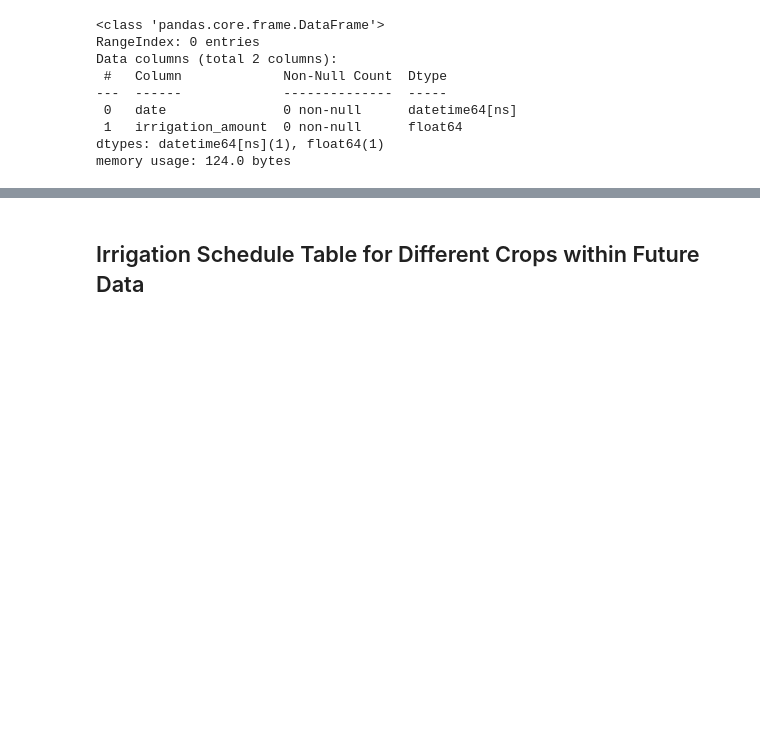
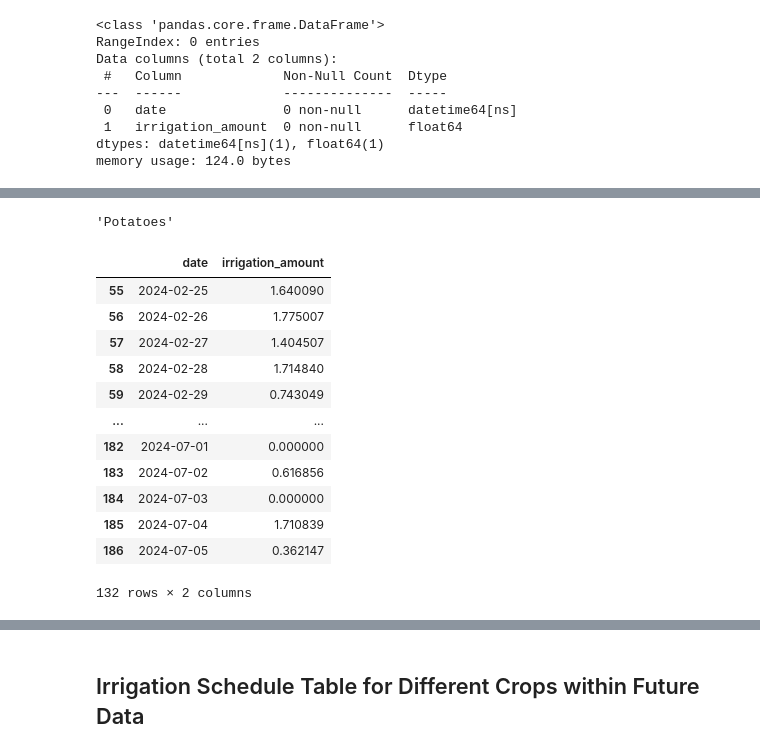
Before and after one commit to Godwin-Oti/Smart-Irrigation-System, a Jupyter notebook: Punjab_India/PUNJAB_2.ipynb, the cells around one changed output, grey strips where cells are left out. Saved outputs shown, nothing was run; the diff lists cells and outputs as text; code cells hidden in the pictures; blank space fills up the shorter version.

```diff
--- a/Punjab_India/PUNJAB_2.ipynb
+++ b/Punjab_India/PUNJAB_2.ipynb
@@ -1292,0 +1455,17 @@ memory usage: 124.0 bytes
+# %%
+threshold_soil_moisture = 0.220757	  # Example threshold in m³/m³(which is mean of soil moisture in the Dataset)
+# Calculate soil deficit
+barley_data['soil_deficit'] = barley_data['ETc (mm)'] - barley_data['precipitation (mm)']
+barley_data['irrigation_need'] = barley_data['soil_moisture_28_to_100cm (m³/m³)'] < threshold_soil_moisture
+#barley_data['date'] = pd.to_datetime(barley_data['date'])
+def calculate_irrigation_need(soil_moisture, threshold, soil_deficit):
+    if soil_moisture < threshold:
+        return max(0, threshold - soil_moisture + soil_deficit)
+    return 0
+
+barley_data['irrigation_amount'] = barley_data.apply(lambda row: calculate_irrigation_need(
+    row['soil_moisture_28_to_100cm (m³/m³)'], threshold_soil_moisture, row['soil_deficit']), axis=1)
+
+# Create an irrigation schedule
+irrigation_schedule = barley_data[barley_data['irrigation_need'] == True][['date', 'irrigation_amount']]
+irrigation_schedule
@@ -1292,0 +1505,35 @@ memory usage: 124.0 bytes
+# %%
+"""Potatoes"""
+# %% [output]
+'Potatoes'
+# %%
+threshold_soil_moisture = 0.220757	  # Example threshold in m³/m³(which is mean of soil moisture in the Dataset)
+# Calculate soil deficit
+potatoes_data['soil_deficit'] = potatoes_data['ETc (mm)'] - potatoes_data['precipitation (mm)']
+potatoes_data['irrigation_need'] = potatoes_data['soil_moisture_28_to_100cm (m³/m³)'] < threshold_soil_moisture
+#potatoes_data['date'] = pd.to_datetime(potatoes_data['date'])
+def calculate_irrigation_need(soil_moisture, threshold, soil_deficit):
+    if soil_moisture < threshold:
+        return max(0, threshold - soil_moisture + soil_deficit)
+    return 0
+
+potatoes_data['irrigation_amount'] = potatoes_data.apply(lambda row: calculate_irrigation_need(
+    row['soil_moisture_28_to_100cm (m³/m³)'], threshold_soil_moisture, row['soil_deficit']), axis=1)
+
+# Create an irrigation schedule
+irrigation_schedule = potatoes_data[potatoes_data['irrigation_need'] == True][['date', 'irrigation_amount']]
+irrigation_schedule
+# %% [output]
+|  | date | irrigation_amount |
+| 55 | 2024-02-25 | 1.640090 |
+| 56 | 2024-02-26 | 1.775007 |
+| 57 | 2024-02-27 | 1.404507 |
+| 58 | 2024-02-28 | 1.714840 |
+| 59 | 2024-02-29 | 0.743049 |
+| ... | ... | ... |
+| 182 | 2024-07-01 | 0.000000 |
+| 183 | 2024-07-02 | 0.616856 |
+| 184 | 2024-07-03 | 0.000000 |
+| 185 | 2024-07-04 | 1.710839 |
+| 186 | 2024-07-05 | 0.362147 |
+132 rows × 2 columns
```
Also changed, not shown: parts of 30 cells of this notebook, 13 other files.
